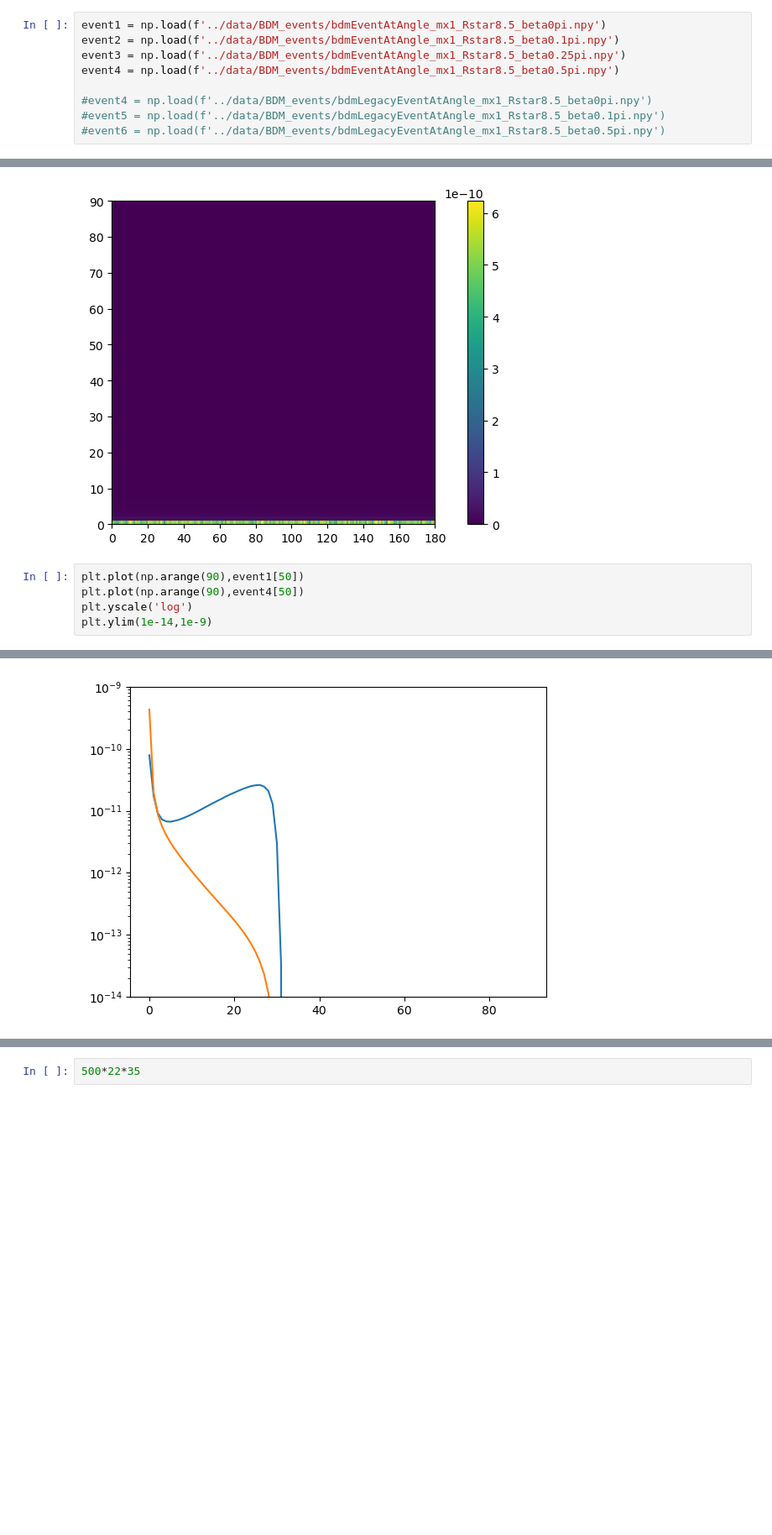
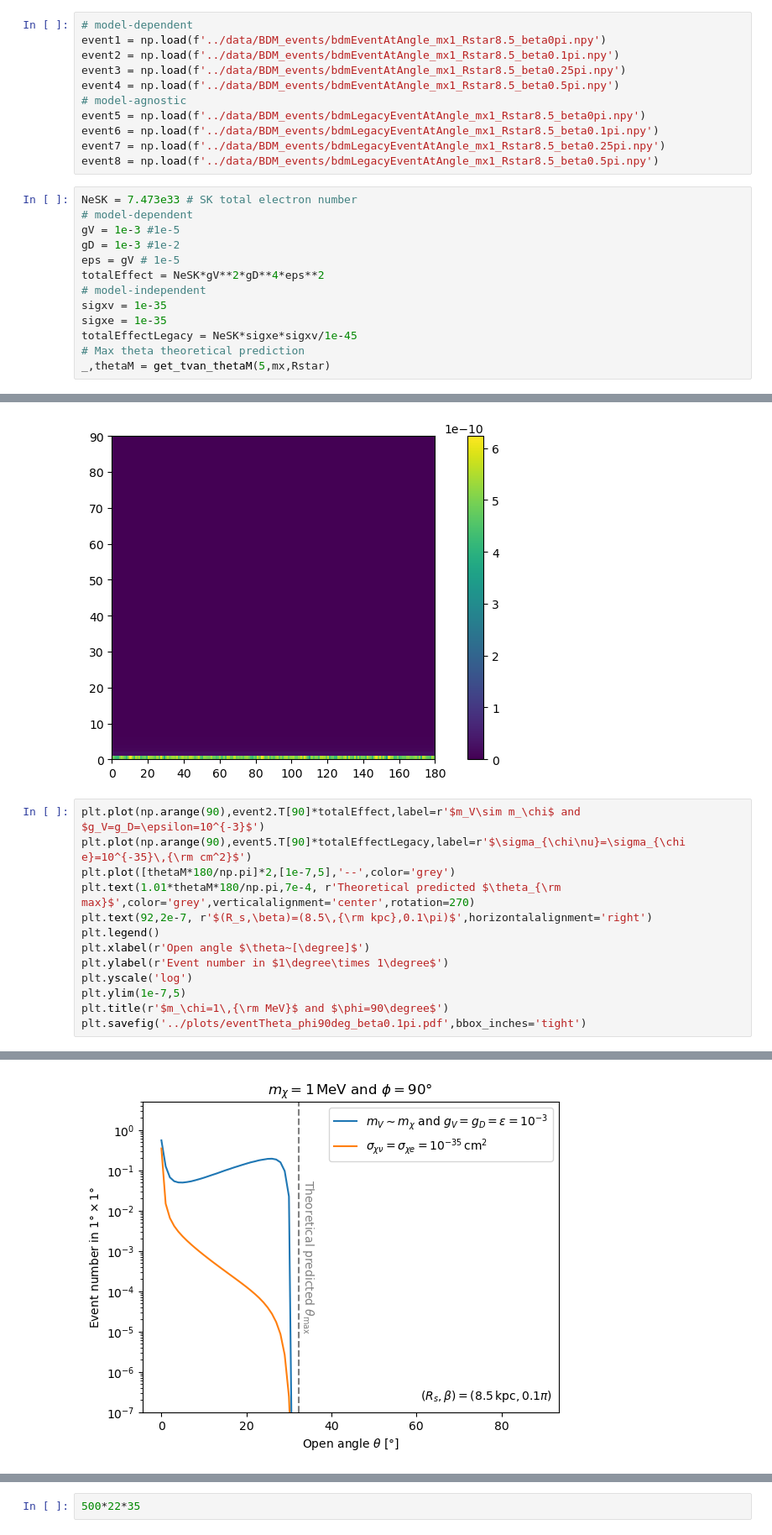
Before and after one commit to yenhsunlin/SNnuBDM2, a Jupyter notebook: src/example.ipynb, the cells around one changed output, grey strips where cells are left out. Shown at 84% size. Cells and saved outputs as stored; diff of their text form; blank space fills up the shorter version.

```diff
--- a/src/example.ipynb
+++ b/src/example.ipynb
@@ -269,10 +269,25 @@ Controller stopped: {'exit_code': 0, 'pid': 38893, 'identifier': 'ipcontroller-1
 # %%
+# model-dependent
 event1 = np.load(f'../data/BDM_events/bdmEventAtAngle_mx1_Rstar8.5_beta0pi.npy')
 event2 = np.load(f'../data/BDM_events/bdmEventAtAngle_mx1_Rstar8.5_beta0.1pi.npy')
 event3 = np.load(f'../data/BDM_events/bdmEventAtAngle_mx1_Rstar8.5_beta0.25pi.npy')
 event4 = np.load(f'../data/BDM_events/bdmEventAtAngle_mx1_Rstar8.5_beta0.5pi.npy')
-
-#event4 = np.load(f'../data/BDM_events/bdmLegacyEventAtAngle_mx1_Rstar8.5_beta0pi.npy')
-#event5 = np.load(f'../data/BDM_events/bdmLegacyEventAtAngle_mx1_Rstar8.5_beta0.1pi.npy')
-#event6 = np.load(f'../data/BDM_events/bdmLegacyEventAtAngle_mx1_Rstar8.5_beta0.5pi.npy')
+# model-agnostic
+event5 = np.load(f'../data/BDM_events/bdmLegacyEventAtAngle_mx1_Rstar8.5_beta0pi.npy')
+event6 = np.load(f'../data/BDM_events/bdmLegacyEventAtAngle_mx1_Rstar8.5_beta0.1pi.npy')
+event7 = np.load(f'../data/BDM_events/bdmLegacyEventAtAngle_mx1_Rstar8.5_beta0.25pi.npy')
+event8 = np.load(f'../data/BDM_events/bdmLegacyEventAtAngle_mx1_Rstar8.5_beta0.5pi.npy')
+# %%
+NeSK = 7.473e33 # SK total electron number
+# model-dependent
+gV = 1e-3 #1e-5
+gD = 1e-3 #1e-2
+eps = gV # 1e-5
+totalEffect = NeSK*gV**2*gD**4*eps**2
+# model-independent
+sigxv = 1e-35
+sigxe = 1e-35
+totalEffectLegacy = NeSK*sigxe*sigxv/1e-45
+# Max theta theoretical prediction
+_,thetaM = get_tvan_thetaM(5,mx,Rstar)
 # %%
@@ -345,8 +366,16 @@ plt.show()
 # %% [output]
 [figure]
 # %%
-plt.plot(np.arange(90),event1[50])
-plt.plot(np.arange(90),event4[50])
+plt.plot(np.arange(90),event2.T[90]*totalEffect,label=r'$m_V\sim m_\chi$ and $g_V=g_D=\epsilon=10^{-3}$')
+plt.plot(np.arange(90),event5.T[90]*totalEffectLegacy,label=r'$\sigma_{\chi\nu}=\sigma_{\chi e}=10^{-35}\,{\rm cm^2}$')
+plt.plot([thetaM*180/np.pi]*2,[1e-7,5],'--',color='grey')
+plt.text(1.01*thetaM*180/np.pi,7e-4, r'Theoretical predicted $\theta_{\rm max}$',color='grey',verticalalignment='center',rotation=270)
+plt.text(92,2e-7, r'$(R_s,\beta)=(8.5\,{\rm kpc},0.1\pi)$',horizontalalignment='right')
+plt.legend()
+plt.xlabel(r'Open angle $\theta~[\degree]$')
+plt.ylabel(r'Event number in $1\degree\times 1\degree$')
 plt.yscale('log')
-plt.ylim(1e-14,1e-9)
+plt.ylim(1e-7,5)
+plt.title(r'$m_\chi=1\,{\rm MeV}$ and $\phi=90\degree$')
+plt.savefig('../plots/eventTheta_phi90deg_beta0.1pi.pdf',bbox_inches='tight')
 # %% [output]
@@ -354 +382 @@ plt.ylim(1e-14,1e-9)
-[figure, old version]
+[figure, new version]
```
Also changed, not shown: parts of 6 cells of this notebook, 9 other files.
